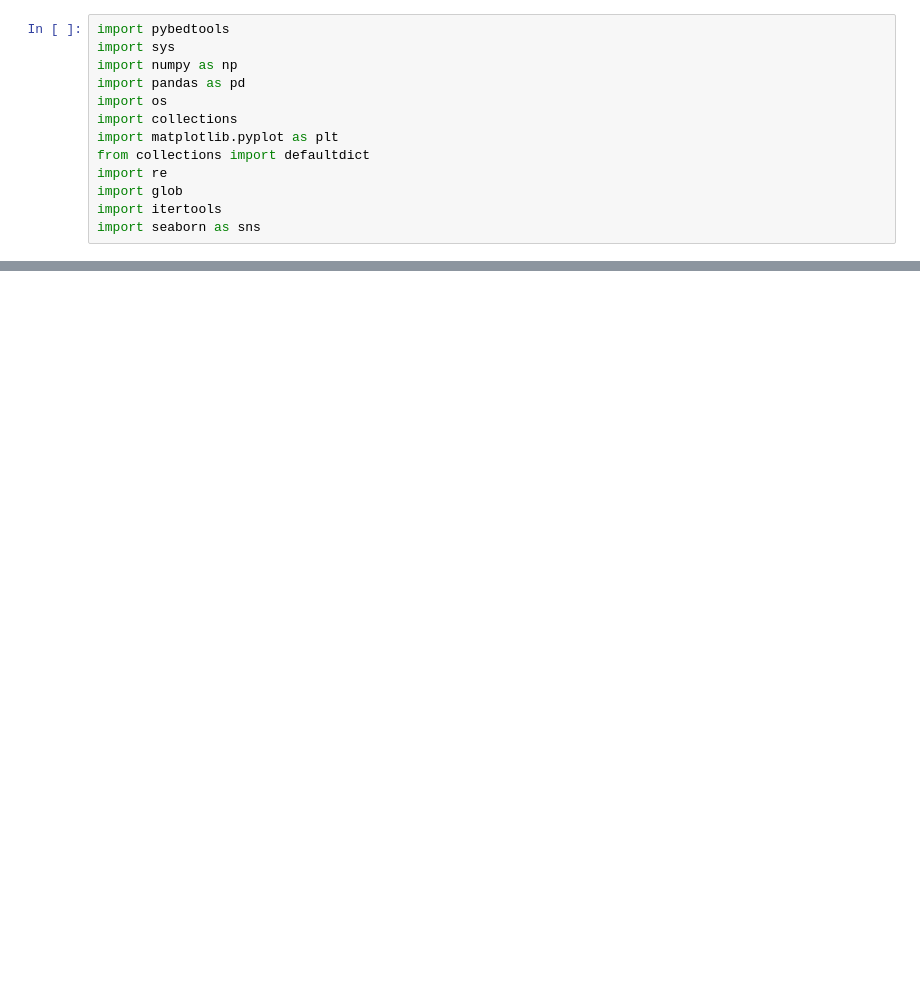
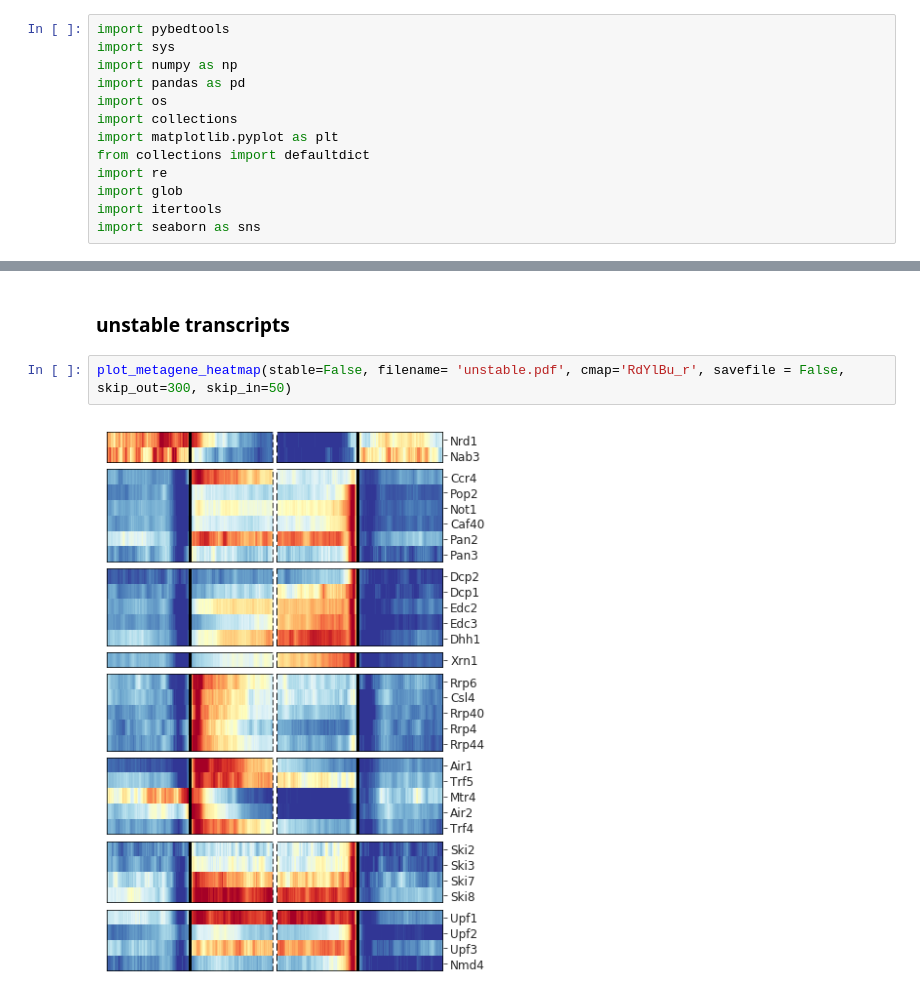
Before and after one commit to elifesciences-publications/Degradation_scripts, a Jupyter notebook: metagene_by_halflife_all.ipynb, the cells around one changed output, grey strips where cells are left out. Saved outputs shown, nothing was run; the diff lists cells and outputs as text; blank space fills up the shorter version.

```diff
--- a/metagene_by_halflife_all.ipynb
+++ b/metagene_by_halflife_all.ipynb
@@ -286,0 +151,6 @@ plt.savefig(os.path.join(plotting_dir, "Metagene_by_HL","NMD.pdf"))
+# %% [markdown]
+### unstable transcripts
+# %%
+plot_metagene_heatmap(stable=False, filename= 'unstable.pdf', cmap='RdYlBu_r', savefile = False, skip_out=300, skip_in=50)
+# %% [output]
+[figure, added]
```
Also changed, not shown: parts of 18 cells of this notebook.
